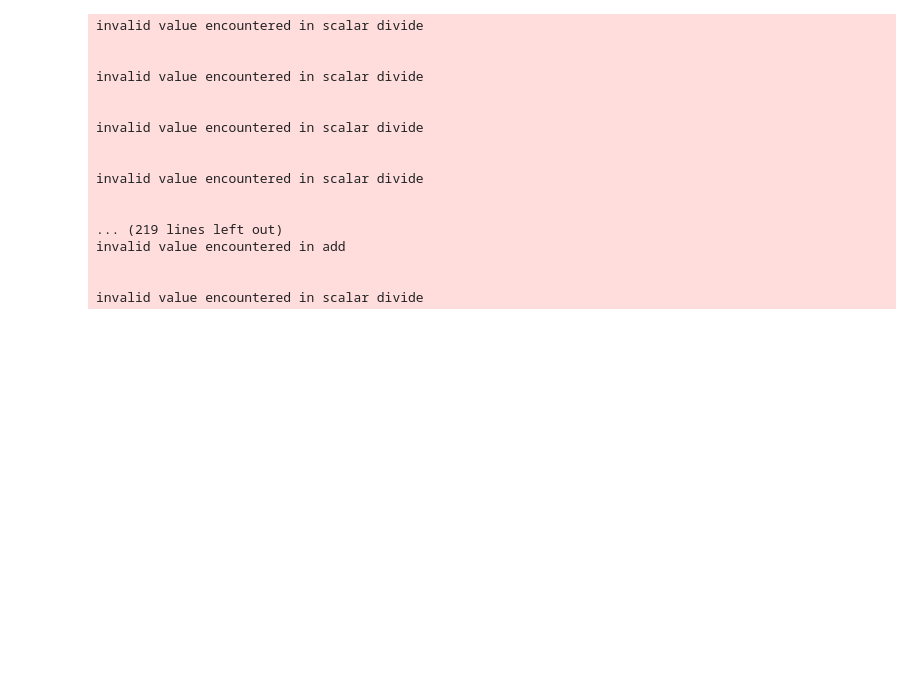
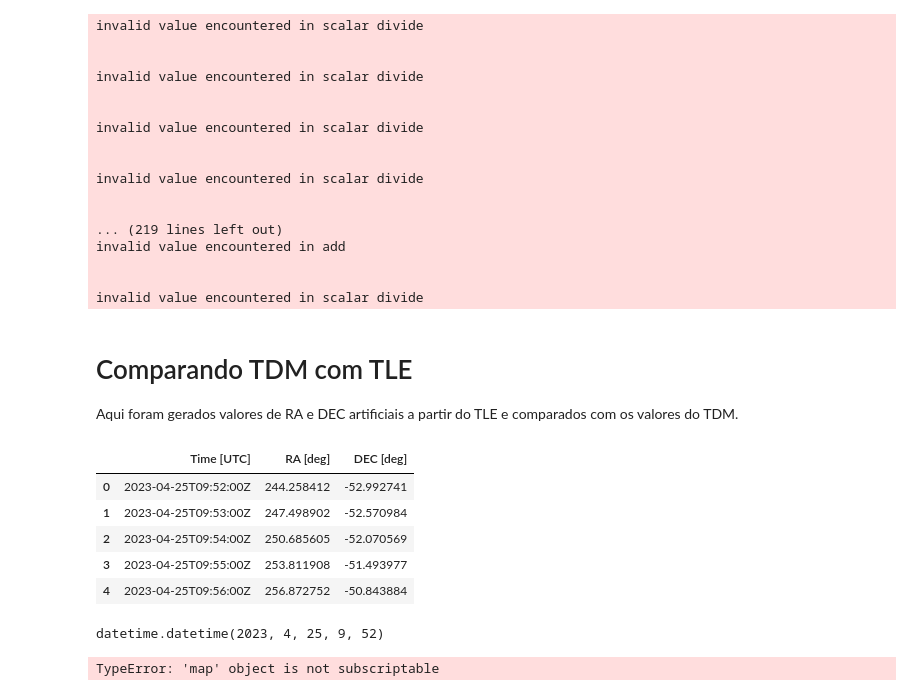
Before and after one commit to Rafa1914/spacepykit, a Jupyter notebook: data-exploration-notebook.ipynb, the cells around one changed output. Cells and saved outputs as stored; diff of their text form; code cells hidden in the pictures; blank space fills up the shorter version.

```diff
--- a/data-exploration-notebook.ipynb
+++ b/data-exploration-notebook.ipynb
@@ -365,3 +364,39 @@ plot_data(
     x_data='dt',
     # h_dist=False
 )
+# %% [markdown]
+# Comparando TDM com TLE
+
+Aqui foram gerados valores de RA e DEC artificiais a partir do TLE e comparados com os valores do TDM.
+# %%
+import pandas as pd
+import datetime
+
+def convert_hours_to_deg(angle_hours:float) -> float:
+    return (angle_hours/24)*360
+
+
+
+radec_tle = pd.read_csv('Dados\\TDM\\ra_dec_tle_output.csv')
+radec_tle.columns = ['Time [UTC]','RA [deg]','DEC [deg]']
+radec_tle['RA [deg]'] =  convert_hours_to_deg(radec_tle['RA [deg]'])
+# radec_tle['Time [s]'] =
+radec_tle.head()
+# %% [output]
+|  | Time [UTC] | RA [deg] | DEC [deg] |
+| 0 | 2023-04-25T09:52:00Z | 244.258412 | -52.992741 |
+| 1 | 2023-04-25T09:53:00Z | 247.498902 | -52.570984 |
+| 2 | 2023-04-25T09:54:00Z | 250.685605 | -52.070569 |
+| 3 | 2023-04-25T09:55:00Z | 253.811908 | -51.493977 |
+| 4 | 2023-04-25T09:56:00Z | 256.872752 | -50.843884 |
+# %%
+data_str = radec_tle['Time [UTC]'][0]
+data = datetime.datetime.strptime(data_str,'%Y-%m-%dT%H:%M:%SZ').timestamp()
+data
+# %% [output]
+datetime.datetime(2023, 4, 25, 9, 52)
+# %%
+t = map(lambda date : datetime.datetime.strptime(date,'%Y-%m-%dT%H:%M:%SZ'),radec_tle['Time [UTC]'])
+t[0]
+# %% [output]
+TypeError: 'map' object is not subscriptable
```
Also changed, not shown: parts of 1 cell of this notebook, 1 other file.
